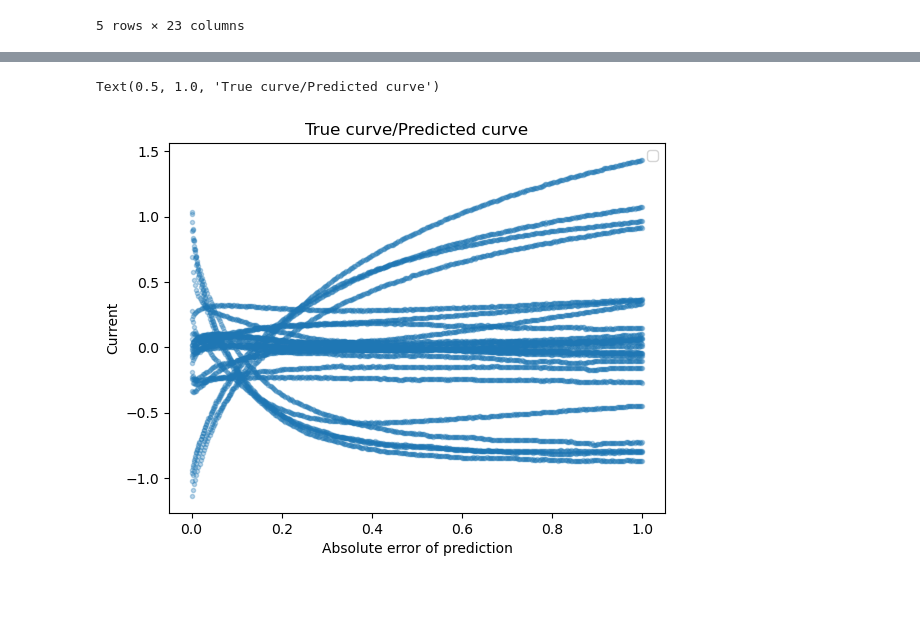
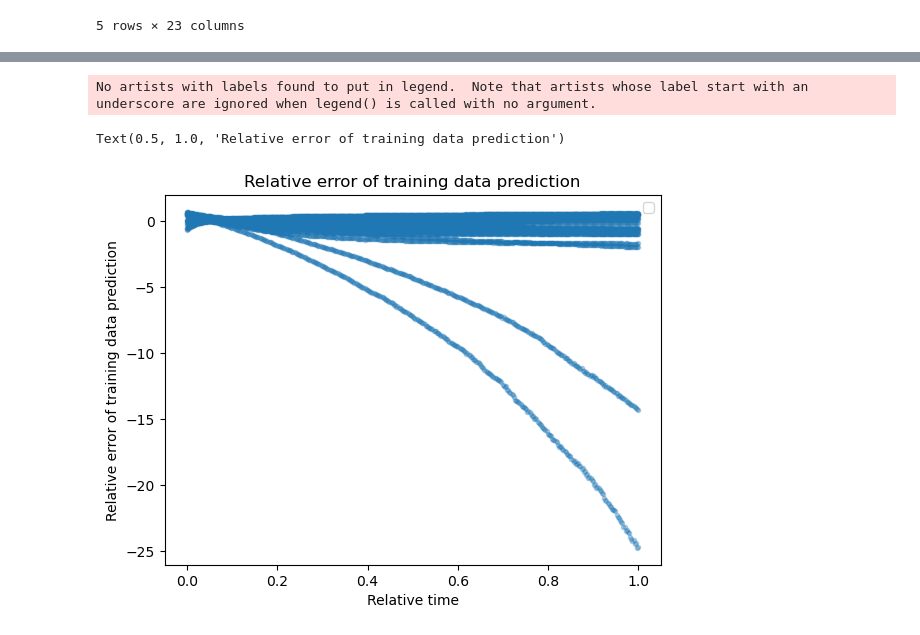
Before and after one commit to Quanta-Dan/Machine_Learning, a Jupyter notebook: keras_neural.ipynb, the cells around one changed output, grey strips where cells are left out. Drawn from its saved outputs; the diff is of its cells as text; code cells hidden in the pictures; blank space fills up the shorter version.

Commit message:
trials with loss function

```diff
--- a/keras_neural.ipynb
+++ b/keras_neural.ipynb
@@ -110,6 +110,7 @@ df.head()
 # %%
 df = df[ ['Pattern','Time','Ch4(mA)','On time', 'Off time']]
 df = df.rename(columns={'Ch4(mA)': 'Current'})
+df = df.drop(df.index[:1000])
 df.head()
 # %% [output]
 |  | Pattern | Time | Current | On time | Off time |
@@ -122,13 +123,18 @@ df.head()
 grouped = df.groupby('Pattern')
 list_of_dfs = [group for _, group in grouped]
 for data in list_of_dfs:
+
+
     x_time = data['Time']-np.min(data['Time'])
     y_current = data['Current']
     points = len(y_current)
+    if points != 400:
+         print(points)
+         continue
     #(data.loc[0,'Off time'])
     assert x_time.shape == y_current.shape
     assert points == 400
-    plt.plot(x_time, y_current, 'o')
+    plt.plot(x_time, y_current, '.')
 plt.xlabel('Time')
 plt.ylabel('Current')
 plt.title('Data to be modeled')
@@ -146,6 +153,9 @@ for i in range(len(list_of_dfs)):
     data = list_of_dfs[i]
     x_time = data['Time']-np.min(data['Time'])
     y_current = data['Current']
+    if len(y_current) != 400:
+         print(points)
+         continue
     label = np.column_stack((x_time,y_current))
 
     y_data[i,:,:]= label
@@ -203,8 +217,10 @@ def plot_history(history, metrics):
     plt.ylabel("metric")
 # %%
 history = model.fit(X_train, y_train,
-                    batch_size=1,
+                    batch_size=5,
                     epochs=200,
+                    validation_data = (X_val,y_val),
+                    #callbacks=[earlystopper],
                     verbose=2)
 # %% [output]
 Epoch 1/200
@@ -241,11 +259,11 @@ for test_entry_index in range(X_test.shape[0]):
     # c = next(color)
     y_true = y_test[test_entry_index,:,:]
     param_predicted = y_train_prediction[test_entry_index,0 ,: ]
-    plt.plot(y_true[:,0]/np.max(y_true), y_true[:,1]- model_function.double_exponential_function(y_true[:,0], param_predicted), '.', color = 'C0', alpha = 0.3, )
+    plt.plot(y_true[:,0]/np.max(y_true), (y_true[:,1]- model_function.double_exponential_function(y_true[:,0], param_predicted))/y_true[:,1], '.', color = 'C0', alpha = 0.3, )
     # plt.plot(y_true[:,0], y_true[:,1], '-', color = 'C0', alpha = 0.7)
     # plt.plot(y_true[:,0], model_function.double_exponential_function(y_true[:,0], param_predicted), '-', color = 'C1')
 plt.legend()
-plt.xlabel('Absolute error of Training data prediction')
-plt.ylabel('Current')
-plt.title('True curve/Predicted curve')
+plt.xlabel('Relative time')
+plt.ylabel('Relative error of training data prediction')
+plt.title('Relative error of training data prediction')
 # %% [output]
@@ -253,3 +271,4 @@ No artists with labels found to put in legend.  Note that artists whose label st
-Text(0.5, 1.0, 'True curve/Predicted curve')
+No artists with labels found to put in legend.  Note that artists whose label start with an underscore are ignored when legend() is called with no argument.
+Text(0.5, 1.0, 'Relative error of training data prediction')
-[figure, old version]
+[figure, new version]
 # %%
```
Also changed, not shown: parts of 10 cells of this notebook, 3 other files.
